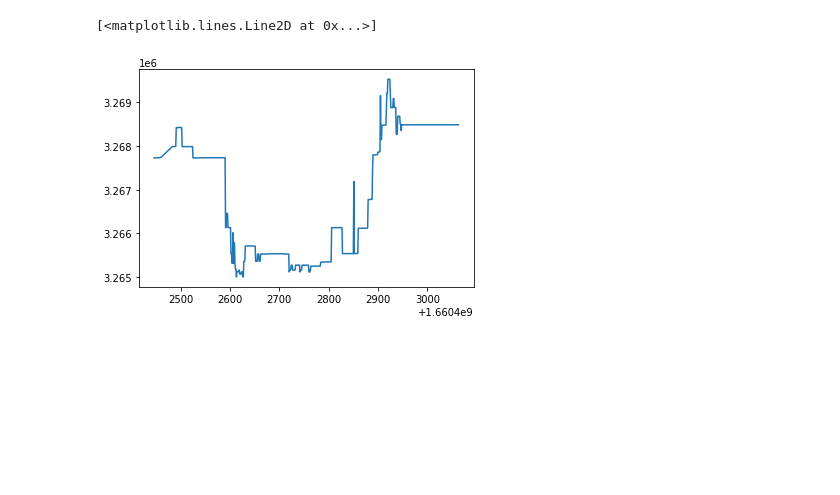
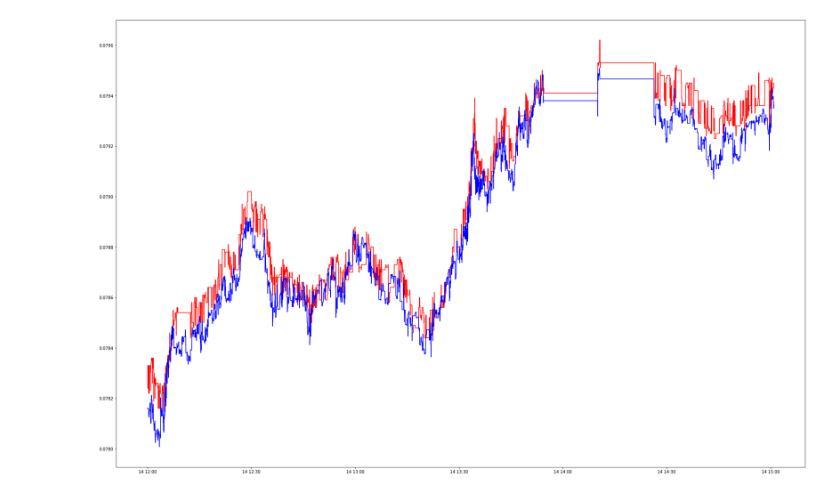
Before and after one commit to kosuke1990/TradingForPython2, a Jupyter notebook: src/investigate.ipynb, the cells around one changed output. Saved outputs shown, nothing was run; the diff lists cells and outputs as text; code cells hidden in the pictures; blank space fills up the shorter version.

```diff
--- a/src/investigate.ipynb
+++ b/src/investigate.ipynb
@@ -32,7 +17,37 @@ import matplotlib.pyplot as plt
-# %%
-x=df_co_BTC_JPY['inserted_time']
-y=df_co_BTC_JPY['best_bid']
-plt.plot(x, y)
-# %% [output]
-[<matplotlib.lines.Line2D at 0x...>]
-[figure, removed]
+# %%
+start="2022-09-14 12:00"
+end="2022-09-14 15:00"
+# %%
+co_BTC_JPY = db['BTC_JPY']
+df_BJ = pd.DataFrame(co_BTC_JPY.find())
+df_BJ['timestamp']=pd.to_datetime(df_BJ['timestamp'], utc=True)
+df_BJ['timestamp']=df_BJ['timestamp'].dt.tz_convert('Asia/Tokyo')
+df_BJ=df_BJ.drop_duplicates(subset='timestamp').set_index('timestamp').sort_index(axis=0)
+df_BJ=df_BJ.asfreq('500L', method='ffill')
+df_BJ.index=df_BJ.index.round('500L')
+df_BJ=df_BJ[start:end]
+# %%
+co_ETH_BTC = db['ETH_BTC']
+df_EB = pd.DataFrame(co_ETH_BTC.find())
+df_EB['timestamp']=pd.to_datetime(df_EB['timestamp'], utc=True)
+df_EB['timestamp']=df_EB['timestamp'].dt.tz_convert('Asia/Tokyo')
+df_EB=df_EB.drop_duplicates(subset='timestamp').set_index('timestamp').sort_index(axis=0)
+df_EB=df_EB.asfreq("0.5S", method='ffill')
+df_EB.index=df_EB.index.round('500L')
+df_EB=df_EB[start:end]
+# %%
+co_ETH_JPY = db['ETH_JPY']
+df_EJ = pd.DataFrame(co_ETH_JPY.find())
+df_EJ['timestamp']=pd.to_datetime(df_EJ['timestamp'], utc=True)
+df_EJ['timestamp']=df_EJ['timestamp'].dt.tz_convert('Asia/Tokyo')
+df_EJ=df_EJ.drop_duplicates(subset='timestamp').set_index('timestamp').sort_index(axis=0)
+df_EJ=df_EJ.asfreq("0.5S", method='ffill')
+df_EJ.index=df_EJ.index.round('500L')
+df_EJ=df_EJ[start:end]
+# %%
+plt.figure(figsize=(30,20))
+plt.plot(df_EB.index, df_EB['ltp'], color='red')
+plt.plot(df_BJ.index, df_EJ['ltp']/df_BJ['ltp'], color='blue')
+plt.show()
+# %% [output]
+[figure, added]
```
Also changed, not shown: parts of 6 cells of this notebook, 6 other files.
